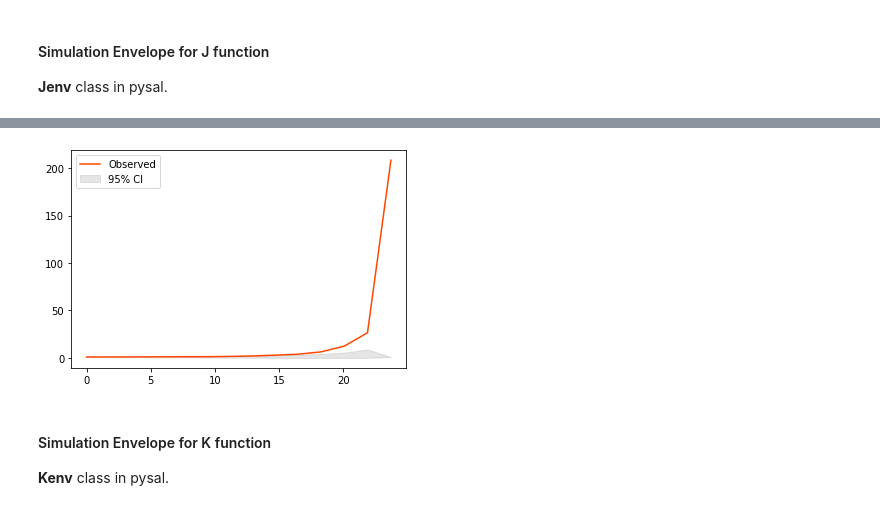
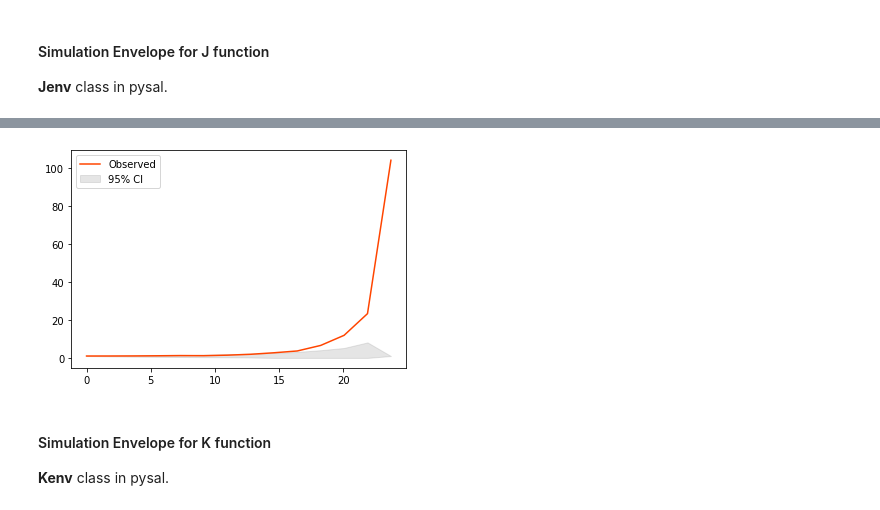
Before and after one commit to pysal/pointpats, a Jupyter notebook: notebooks/distance_statistics-numpy-oriented.ipynb, the cells around one changed output, grey strips where cells are left out. Drawn from its saved outputs; the diff is of its cells as text; code cells hidden in the pictures.

```diff
--- a/notebooks/distance_statistics-numpy-oriented.ipynb
+++ b/notebooks/distance_statistics-numpy-oriented.ipynb
@@ -316,14 +316,14 @@ JtestResult(support=array([ 0.        ,  1.82269693,  3.64539386,  5.46809079,
 # %%
 plt.fill_between(j_test.support,
                  *np.percentile(j_test.replications,
-                                q=(2.5, 97.5), axis=1),
+                                q=(2.5, 97.5), axis=0),
                  color='grey', alpha=.2, label='95% CI')
 plt.plot(j_test.support, j_test.statistic, color='orangered',
          label='Observed')
 plt.legend()
 plt.show()
 # %% [output]
-[figure, old version]
+[figure, new version]
 # %% [markdown]
 #### Simulation Envelope for K function
 
```
Also changed, not shown: parts of 26 cells of this notebook.
